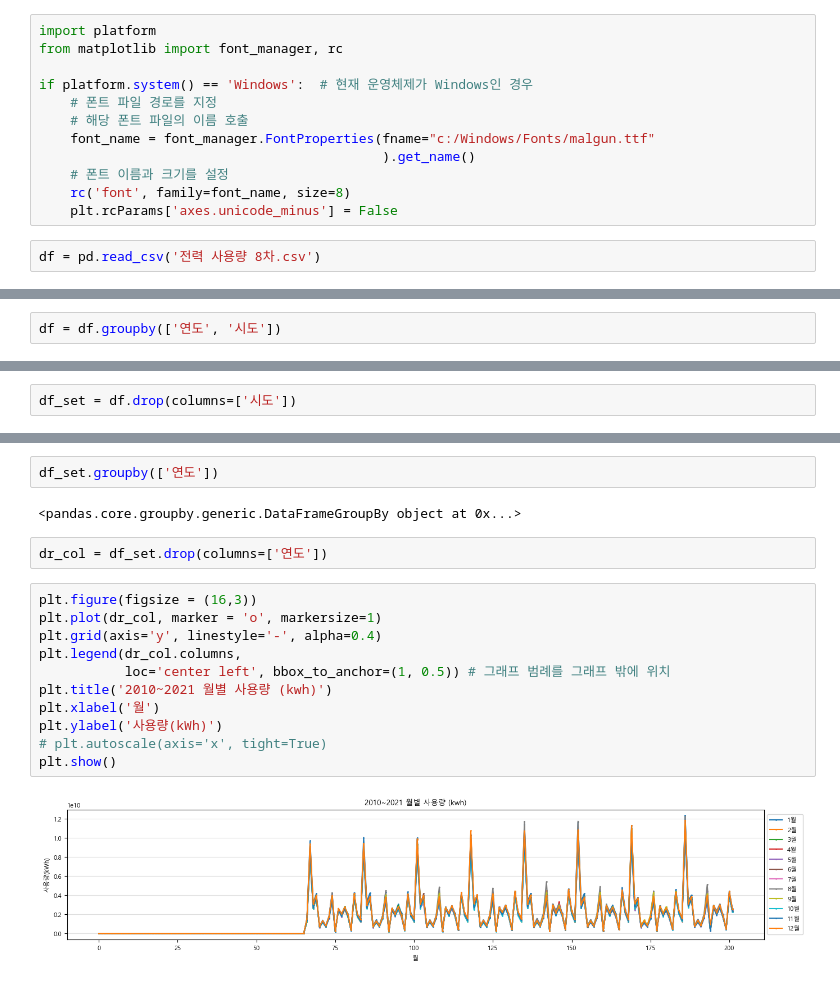
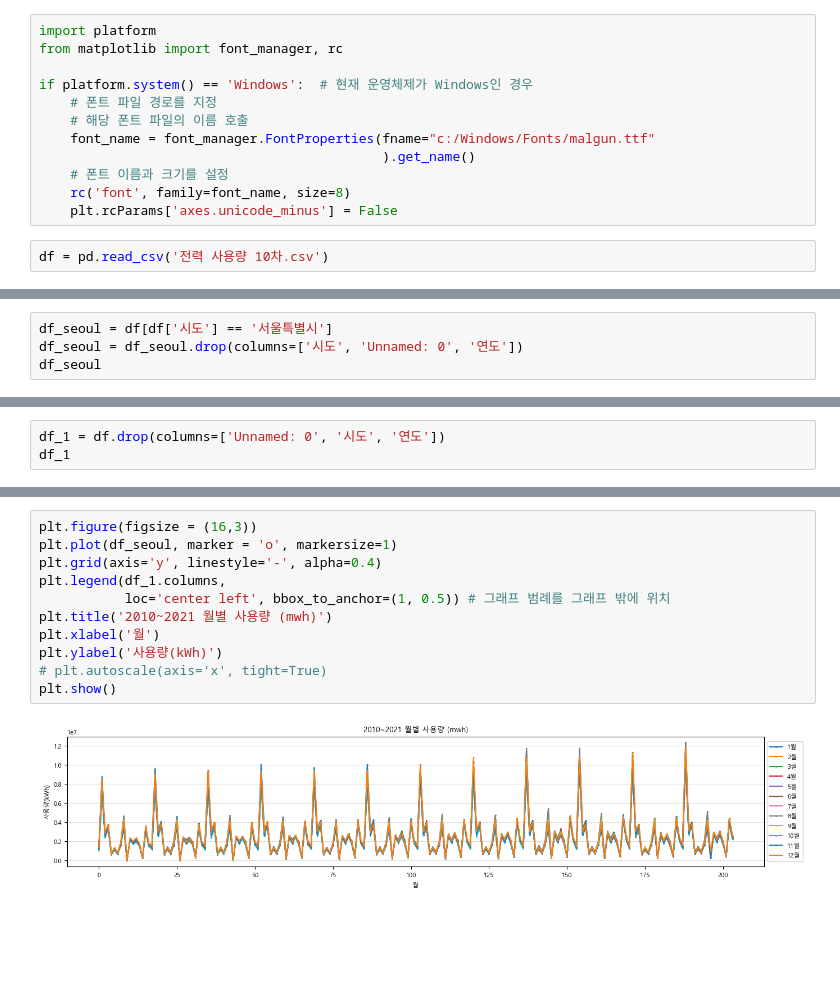
Before and after one commit to ThatHomr/project_2, a Jupyter notebook: project_2_file/z_ssh/data/전력 데이터/전력_데이터_시각화.ipynb, the cells around one changed output, grey strips where cells are left out. Drawn from its saved outputs; the diff is of its cells as text; blank space fills up the shorter version.

```diff
--- a/project_2_file/z_ssh/data/전력 데이터/전력_데이터_시각화.ipynb
+++ b/project_2_file/z_ssh/data/전력 데이터/전력_데이터_시각화.ipynb
@@ -25,4 +25,4 @@ if platform.system() == 'Windows':  # 현재 운영체제가 Windows인 경우
     rc('font', family=font_name, size=8)
     plt.rcParams['axes.unicode_minus'] = False
 # %%
-df = pd.read_csv('전력 사용량 8차.csv')
+df = pd.read_csv('전력 사용량 10차.csv')
@@ -33,2 +28,0 @@ df.groupby(['연도'])
-# %%
-df = df.groupby(['연도', '시도'])
@@ -34,0 +99,4 @@ df = df.groupby(['연도', '시도'])
+# %%
+df_seoul = df[df['시도'] == '서울특별시']
+df_seoul = df_seoul.drop(columns=['시도', 'Unnamed: 0', '연도'])
+df_seoul
@@ -51,2 +126,3 @@ df
 # %%
-df_set = df.drop(columns=['시도'])
+df_1 = df.drop(columns=['Unnamed: 0', '시도', '연도'])
+df_1
@@ -53,19 +143,13 @@ df_set = df.drop(columns=['시도'])
-# %%
-df_set.groupby(['연도'])
-# %% [output]
-<pandas.core.groupby.generic.DataFrameGroupBy object at 0x...>
-# %%
-dr_col = df_set.drop(columns=['연도'])
 # %%
 plt.figure(figsize = (16,3))
-plt.plot(dr_col, marker = 'o', markersize=1)
+plt.plot(df_seoul, marker = 'o', markersize=1)
 plt.grid(axis='y', linestyle='-', alpha=0.4)
-plt.legend(dr_col.columns,
+plt.legend(df_1.columns,
            loc='center left', bbox_to_anchor=(1, 0.5)) # 그래프 범례를 그래프 밖에 위치
-plt.title('2010~2021 월별 사용량 (kwh)')
+plt.title('2010~2021 월별 사용량 (mwh)')
 plt.xlabel('월')
 plt.ylabel('사용량(kWh)')
 # plt.autoscale(axis='x', tight=True)
 plt.show()
 # %% [output]
-[figure, old version]
+[figure, new version]
```
Also changed, not shown: parts of 10 cells of this notebook.
